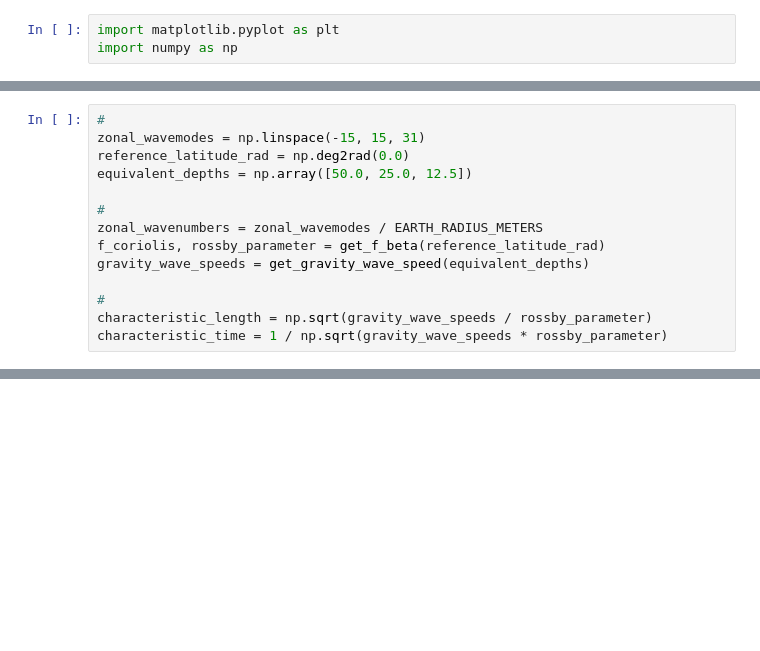
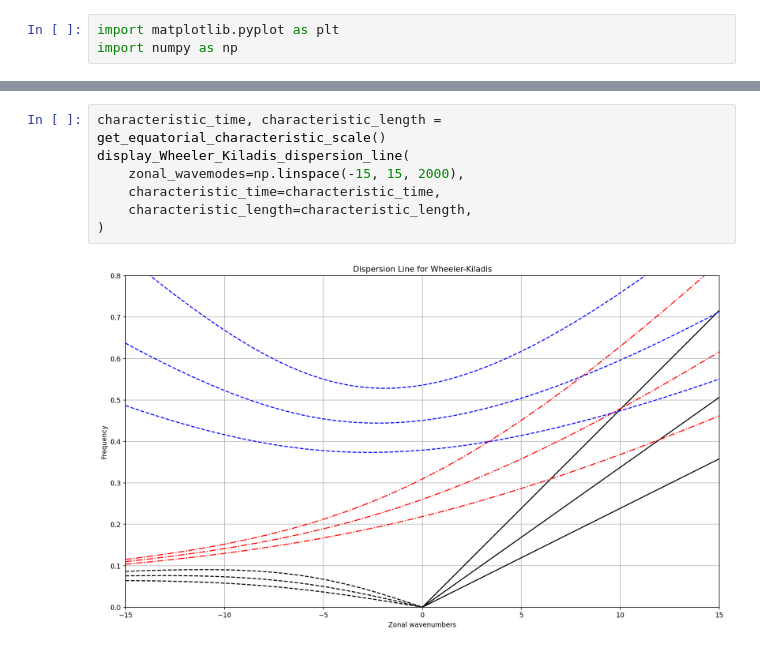
Before and after one commit to PeterLin54088/Miscellaneous, a Jupyter notebook: Example-EquatorialWave.ipynb, the cells around one changed output, grey strips where cells are left out. Drawn from its saved outputs; the diff is of its cells as text; blank space fills up the shorter version.

```diff
--- a/Example-EquatorialWave.ipynb
+++ b/Example-EquatorialWave.ipynb
@@ -219,15 +469 @@ def rescale_to_days_and_ordinary_frequency(frequency):
-# %%
-#
-zonal_wavemodes = np.linspace(-15, 15, 31)
-reference_latitude_rad = np.deg2rad(0.0)
-equivalent_depths = np.array([50.0, 25.0, 12.5])
-
-#
-zonal_wavenumbers = zonal_wavemodes / EARTH_RADIUS_METERS
-f_coriolis, rossby_parameter = get_f_beta(reference_latitude_rad)
-gravity_wave_speeds = get_gravity_wave_speed(equivalent_depths)
-
-#
-characteristic_length = np.sqrt(gravity_wave_speeds / rossby_parameter)
-characteristic_time = 1 / np.sqrt(gravity_wave_speeds * rossby_parameter)
 # %%
@@ -270,0 +513,9 @@ Text(0.5, 1.0, 'Dispersion Line for Wheeler-Kiladis')
+# %%
+characteristic_time, characteristic_length = get_equatorial_characteristic_scale()
+display_Wheeler_Kiladis_dispersion_line(
+    zonal_wavemodes=np.linspace(-15, 15, 2000),
+    characteristic_time=characteristic_time,
+    characteristic_length=characteristic_length,
+)
+# %% [output]
+[figure, added]
```
Also changed, not shown: parts of 16 cells of this notebook.
